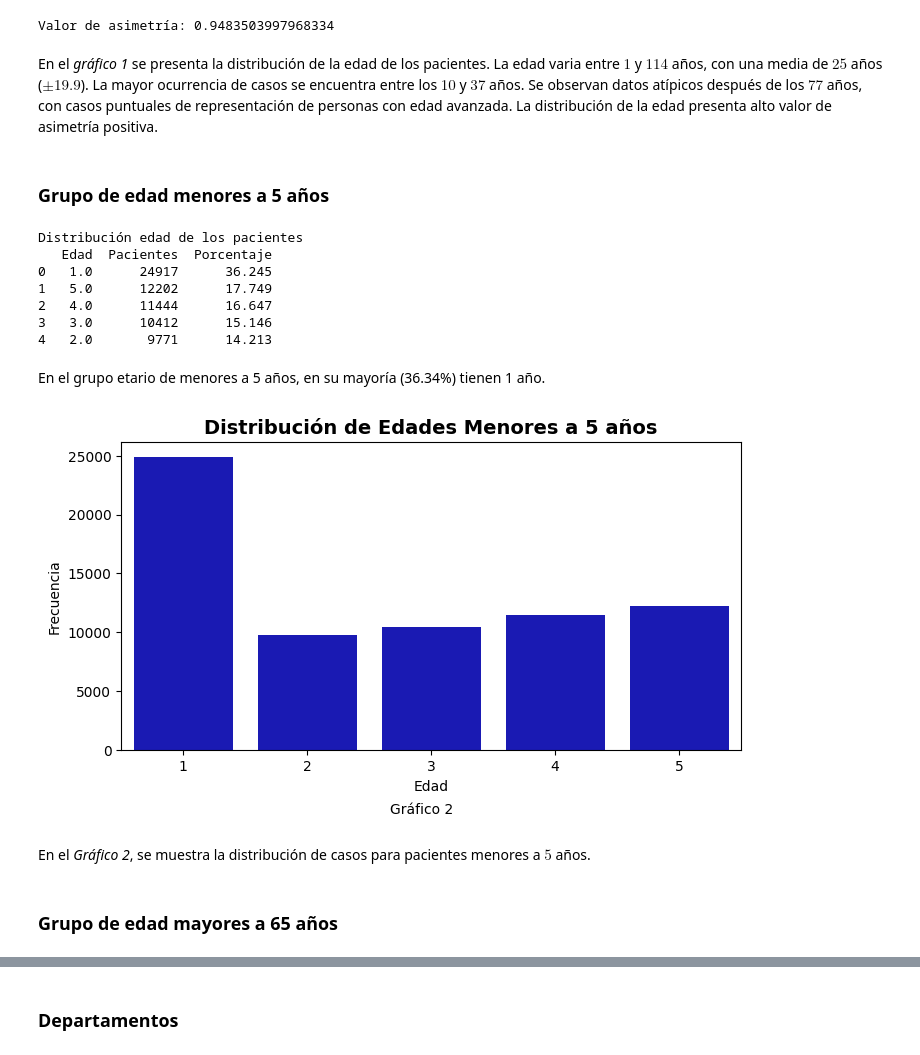
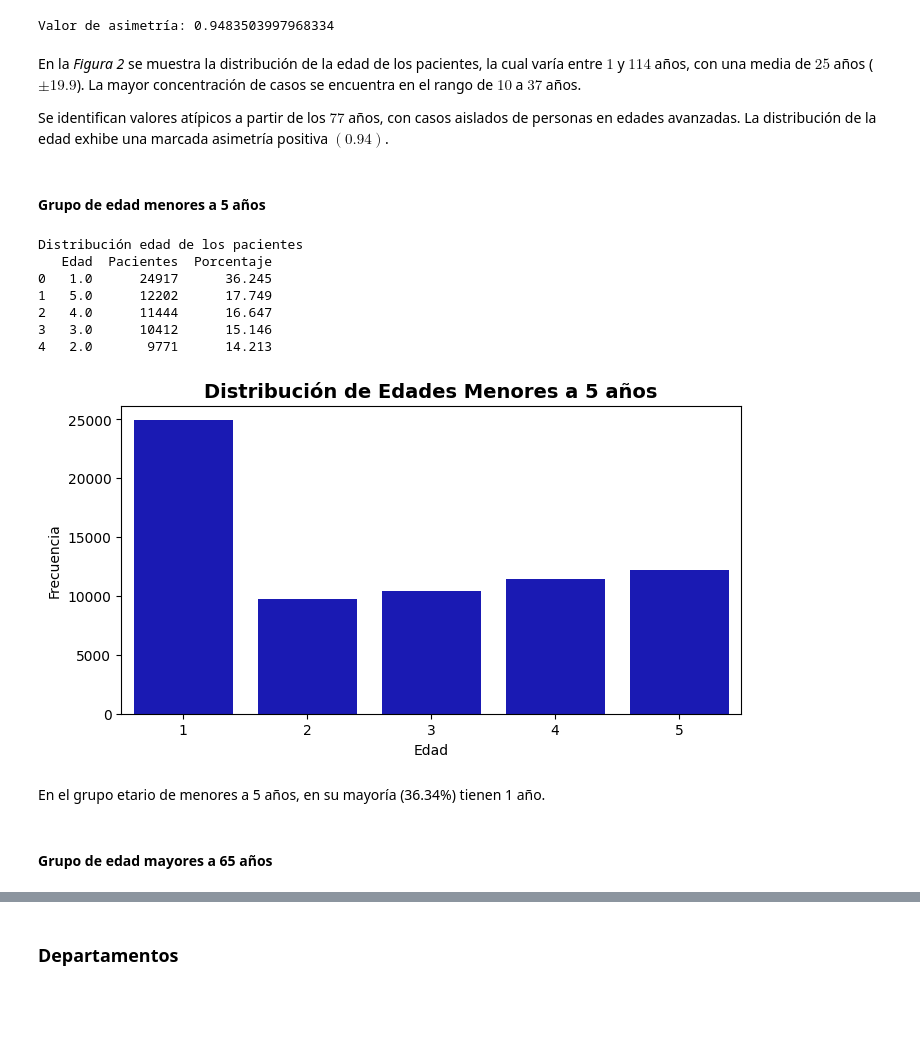
Before and after one commit to TawnyVTC/book_EDA, a Jupyter notebook: EDA.ipynb, the cells around one changed output, grey strips where cells are left out. Drawn from its saved outputs; the diff is of its cells as text; code cells hidden in the pictures; blank space fills up the shorter version.

```diff
--- a/EDA.ipynb
+++ b/EDA.ipynb
@@ -34,9 +40,7 @@ https://github.com/Darally06/Dengue_class.git
 ### Lectura de archivos y selección de variables de interes
 # %%
 # Lectura
-
-data = pd.read_csv("Dengue_entre.csv",dtype={36: str})
-# Cambiar ruta de archivo
+data = pd.read_csv(r"C:\Users\danie\Dengue\Dengue_fill\Datos\Dengue_entre.csv",dtype={36: str})
 # %%
 # Correcion de tipo a DateTime de variables tipo fecha
 columnas_fecha = ["FEC_NOT", "FEC_CON", "INI_SIN", "FEC_HOS"]
@@ -49,7 +53,7 @@ columnas = [ "EDAD_AJUSTADA", "SEXO", "TIP_SS",
             "SEMANA", "ANO",
             "EVENTO", "TIP_CAS", "ESTADO_FINAL", "CASO",
             "PAC_HOS", "CON_FIN", "confirmados",
-            "FEC_NOT", "FEC_CON", "INI_SIN", "FEC_HOS"
+            "FEC_CON", "INI_SIN"
            ]
 df = data[columnas]
 df.info()
@@ -213,9 +164,11 @@ print(f"Valor de asimetría: {skewness}")
 # %% [output]
 Valor de asimetría: 0.9483503997968334
 # %% [markdown]
-En el *gráfico 1* se presenta la distribución de la edad de los pacientes. La edad varia  entre $1$ y $114$ años, con una media de $25$ años ($ \pm 19.9$). La mayor ocurrencia de casos se encuentra entre los $10$ y $37$ años. Se observan datos atípicos después de los $77$ años, con casos puntuales de representación de personas con edad avanzada. La distribución de la edad presenta alto valor de asimetría positiva.
+En la *Figura 2* se muestra la distribución de la edad de los pacientes, la cual varía entre $1$ y $114$ años, con una media de $25$ años ($\pm 19.9$). La mayor concentración de casos se encuentra en el rango de $10$ a $37$ años.
+
+Se identifican valores atípicos a partir de los $77$ años, con casos aislados de personas en edades avanzadas. La distribución de la edad exhibe una marcada asimetría positiva $(0.94)$.
 # %% [markdown]
-### Grupo de edad menores a 5 años
+#### Grupo de edad menores a 5 años
 # %%
 # Menores de 5 años
 menores = df[df["EDAD_AJUSTADA"] <= 5]
@@ -236,24 +189,21 @@ Distribución edad de los pacientes
 2   4.0      11444      16.647
 3   3.0      10412      15.146
 4   2.0       9771      14.213
-# %% [markdown]
-En el grupo etario de menores a 5 años, en su mayoría (36.34%) tienen 1 año.
 # %%
 #Gráfico
 plt.figure(figsize=(8, 4))
 ax = sns.countplot(x=menores["EDAD_AJUSTADA"], color="mediumblue")
 plt.title("Distribución de Edades Menores a 5 años",fontsize=14, fontweight="bold")
 plt.xlabel("Edad")
 plt.ylabel("Frecuencia")
 ax.set_xticklabels(["1", "2", "3", "4", "5"])
-plt.figtext(0.5, -0.05, "Gráfico 2", ha="center", fontsize=10)
 plt.show()
 # %% [output]
-[figure, old version]
+[figure, new version]
-# %% [markdown]
-En el *Gráfico 2*, se muestra la distribución de casos para pacientes menores a $5$ años.
+# %% [markdown]
+En el grupo etario de menores a 5 años, en su mayoría (36.34%) tienen 1 año.
 # %% [markdown]
-### Grupo de edad mayores a 65 años
+#### Grupo de edad mayores a 65 años
 # %%
 # Mayores de 65 años
 mayores = df[df["EDAD_AJUSTADA"] >= 65]
```
Also changed, not shown: parts of 75 cells of this notebook, 5 other files.
